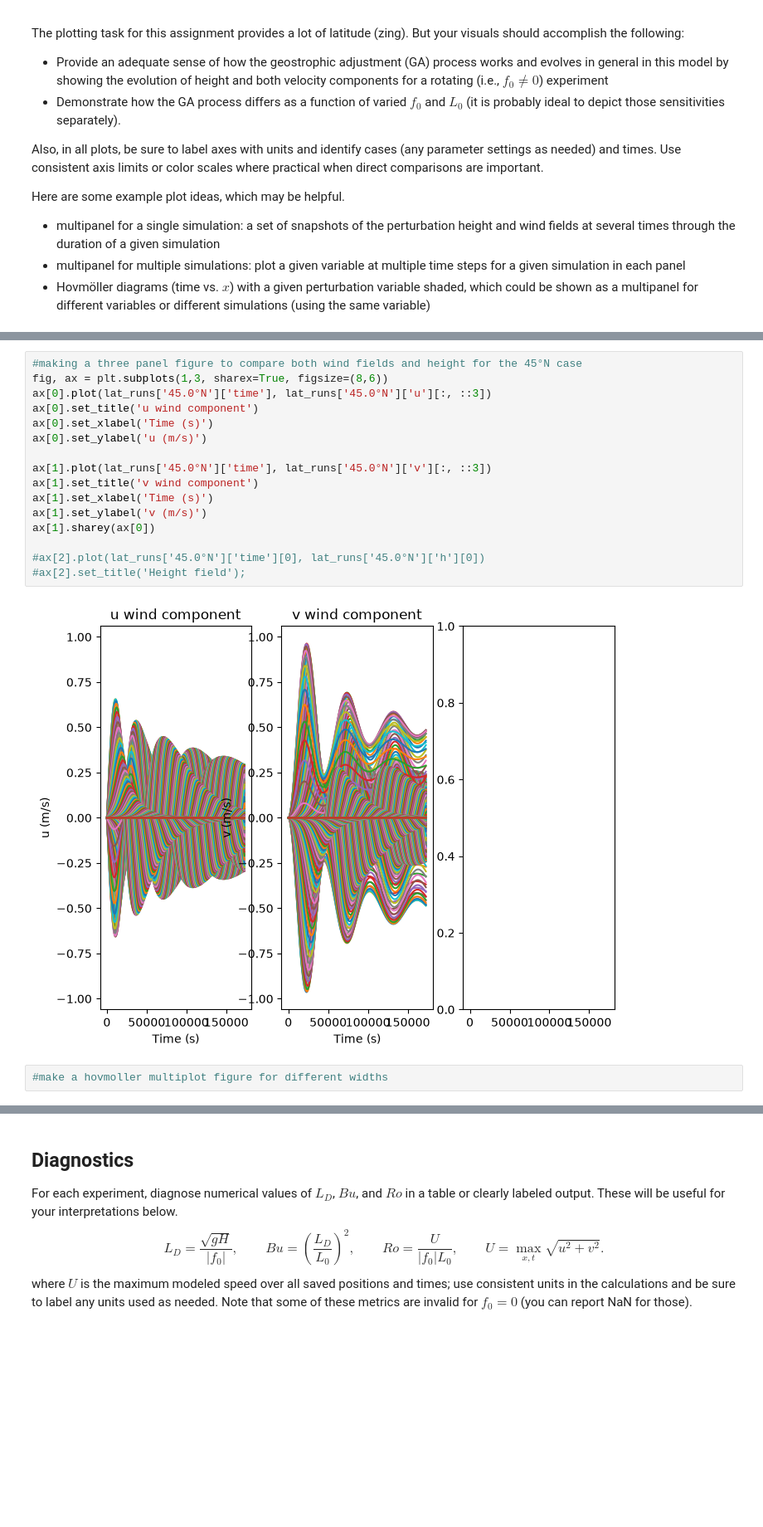
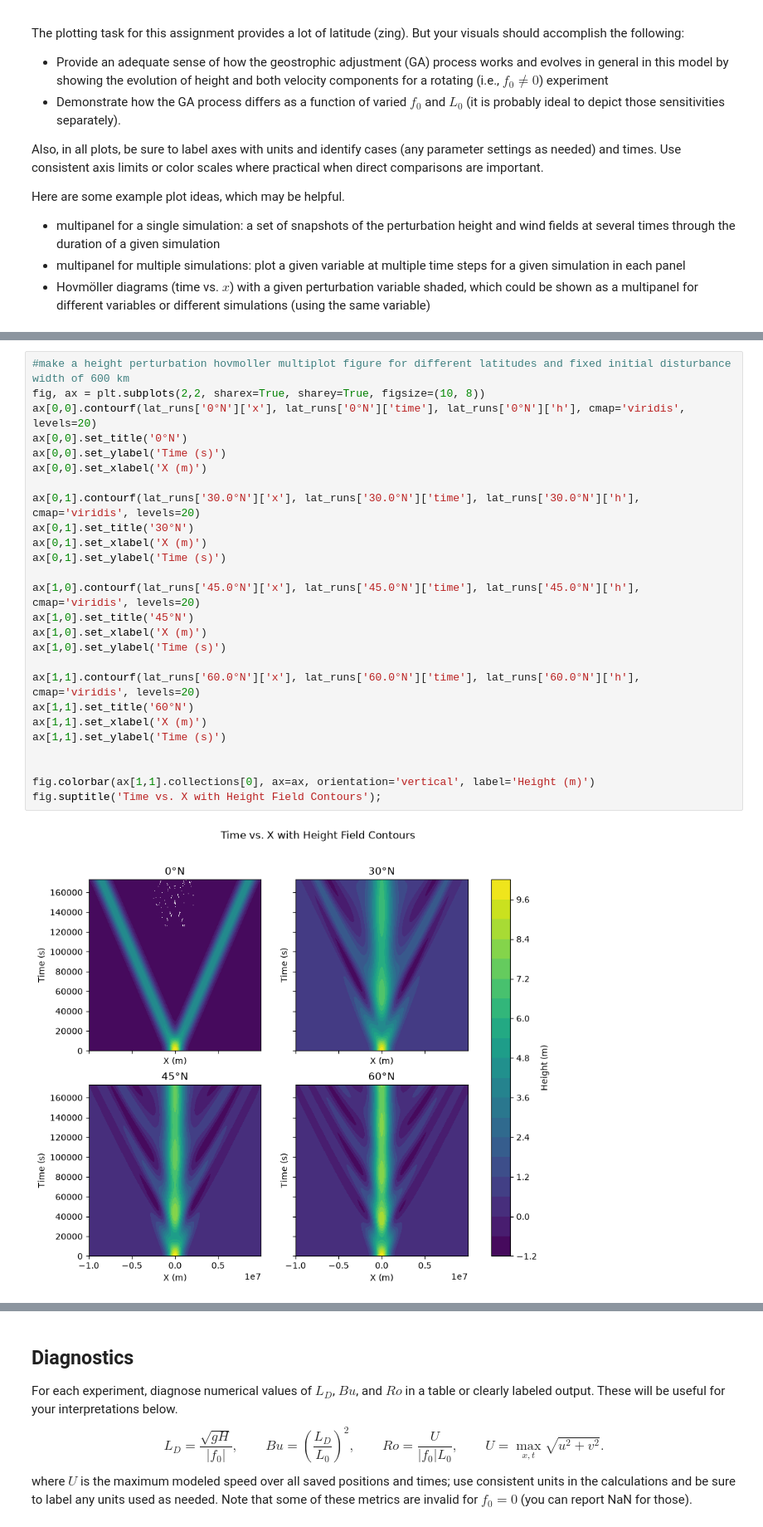
Before and after one commit to ejtrask/metr5003_fa26_trask, a Jupyter notebook: lab2_geostrophic_adjustment.ipynb, the cells around one changed output, grey strips where cells are left out. Shown at 83% size. Saved outputs shown, nothing was run; the diff lists cells and outputs as text; blank space fills up the shorter version.

Commit message:
adding basic plotting code

```diff
--- a/lab2_geostrophic_adjustment.ipynb
+++ b/lab2_geostrophic_adjustment.ipynb
@@ -321,21 +301,29 @@ lat_runs['45.0°N'].keys()
-# %%
-#making a three panel figure to compare both wind fields and height for the 45°N case
-fig, ax = plt.subplots(1,3, sharex=True, figsize=(8,6))
-ax[0].plot(lat_runs['45.0°N']['time'], lat_runs['45.0°N']['u'][:, ::3])
-ax[0].set_title('u wind component')
-ax[0].set_xlabel('Time (s)')
-ax[0].set_ylabel('u (m/s)')
-
-ax[1].plot(lat_runs['45.0°N']['time'], lat_runs['45.0°N']['v'][:, ::3])
-ax[1].set_title('v wind component')
-ax[1].set_xlabel('Time (s)')
-ax[1].set_ylabel('v (m/s)')
-ax[1].sharey(ax[0])
-
-#ax[2].plot(lat_runs['45.0°N']['time'][0], lat_runs['45.0°N']['h'][0])
-#ax[2].set_title('Height field');
-# %% [output]
-[figure, removed]
 # %%
-#make a hovmoller multiplot figure for different widths
+#make a height perturbation hovmoller multiplot figure for different latitudes and fixed initial disturbance width of 600 km
+fig, ax = plt.subplots(2,2, sharex=True, sharey=True, figsize=(10, 8))
+ax[0,0].contourf(lat_runs['0°N']['x'], lat_runs['0°N']['time'], lat_runs['0°N']['h'], cmap='viridis', levels=20)
+ax[0,0].set_title('0°N')
+ax[0,0].set_ylabel('Time (s)')
+ax[0,0].set_xlabel('X (m)')
+
+ax[0,1].contourf(lat_runs['30.0°N']['x'], lat_runs['30.0°N']['time'], lat_runs['30.0°N']['h'], cmap='viridis', levels=20)
+ax[0,1].set_title('30°N')
+ax[0,1].set_xlabel('X (m)')
+ax[0,1].set_ylabel('Time (s)')
+
+ax[1,0].contourf(lat_runs['45.0°N']['x'], lat_runs['45.0°N']['time'], lat_runs['45.0°N']['h'], cmap='viridis', levels=20)
+ax[1,0].set_title('45°N')
+ax[1,0].set_xlabel('X (m)')
+ax[1,0].set_ylabel('Time (s)')
+
+ax[1,1].contourf(lat_runs['60.0°N']['x'], lat_runs['60.0°N']['time'], lat_runs['60.0°N']['h'], cmap='viridis', levels=20)
+ax[1,1].set_title('60°N')
+ax[1,1].set_xlabel('X (m)')
+ax[1,1].set_ylabel('Time (s)')
+
+
+fig.colorbar(ax[1,1].collections[0], ax=ax, orientation='vertical', label='Height (m)')
+fig.suptitle('Time vs. X with Height Field Contours');
+# %% [output]
+[figure, added]
 # %%
```
Also changed, not shown: parts of 7 cells of this notebook.
